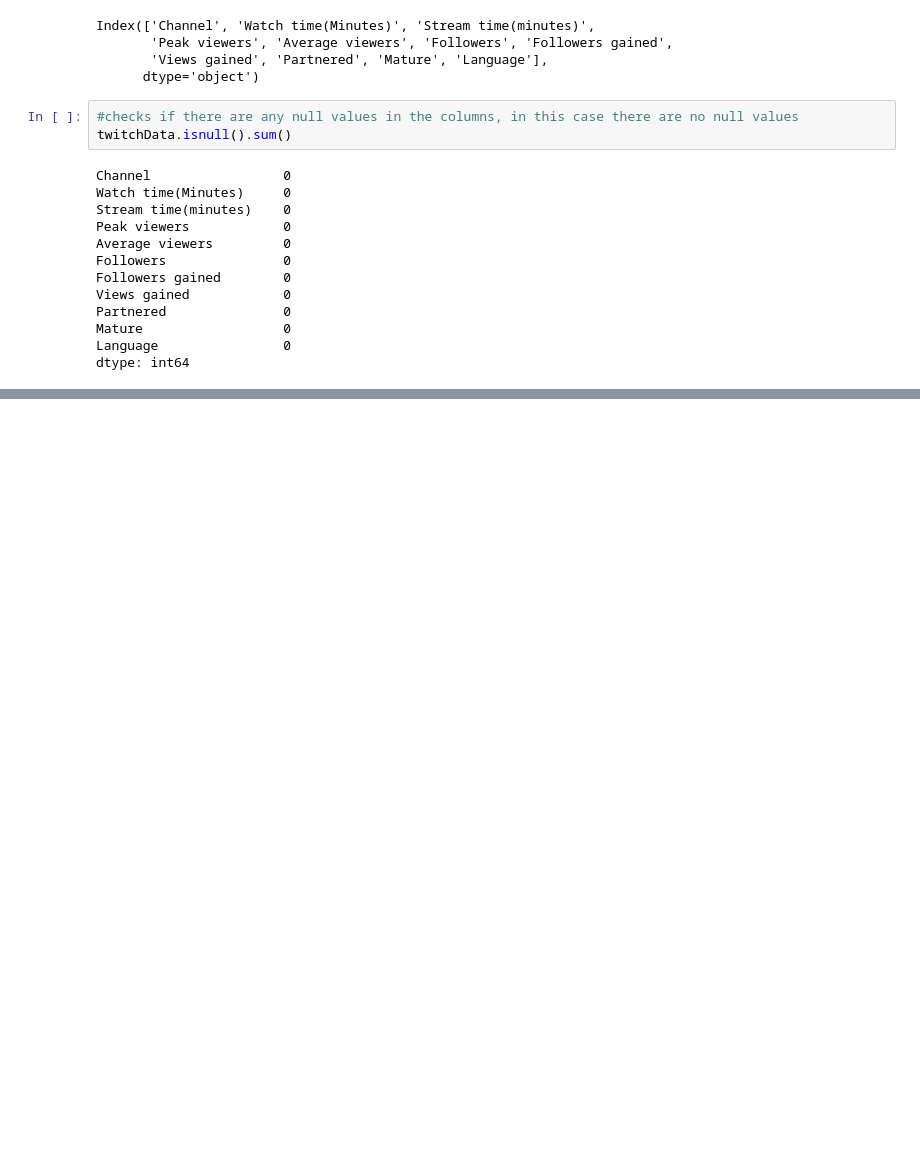
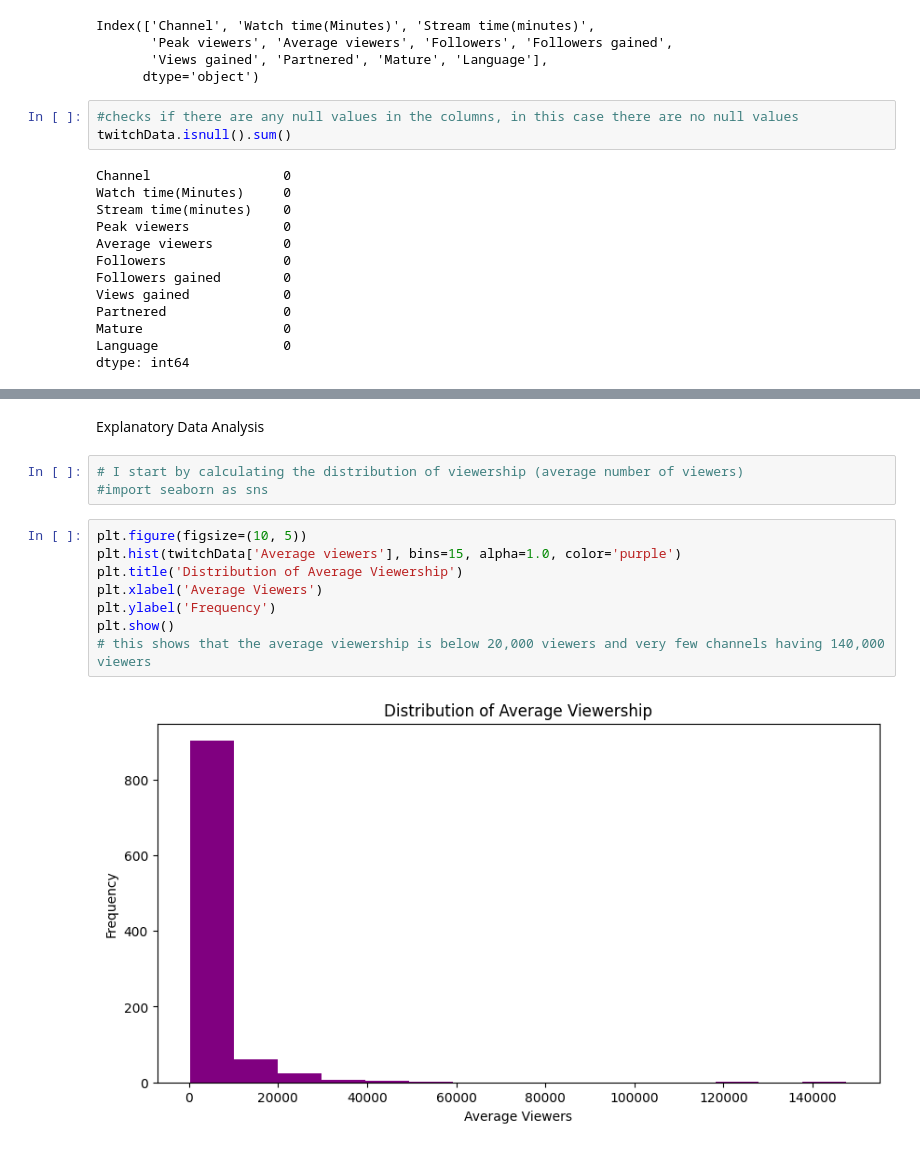
Before and after one commit to JoanWaweru/twitchStreamerAnalysis, a Jupyter notebook: twitchAnalysis.ipynb, the cells around one changed output, grey strips where cells are left out. Cells and saved outputs as stored; diff of their text form; blank space fills up the shorter version.

Commit message:
The avg. viewers in twitch for different channels

```diff
--- a/twitchAnalysis.ipynb
+++ b/twitchAnalysis.ipynb
@@ -65,0 +80,15 @@ dtype: int64
+# %% [markdown]
+Explanatory Data Analysis
+# %%
+# I start by calculating the distribution of viewership (average number of viewers)
+#import seaborn as sns
+# %%
+plt.figure(figsize=(10, 5))
+plt.hist(twitchData['Average viewers'], bins=15, alpha=1.0, color='purple')
+plt.title('Distribution of Average Viewership')
+plt.xlabel('Average Viewers')
+plt.ylabel('Frequency')
+plt.show()
+# this shows that the average viewership is below 20,000 viewers and very few channels having 140,000 viewers
+# %% [output]
+[figure, added]
```
Also changed, not shown: parts of 2 cells of this notebook.
